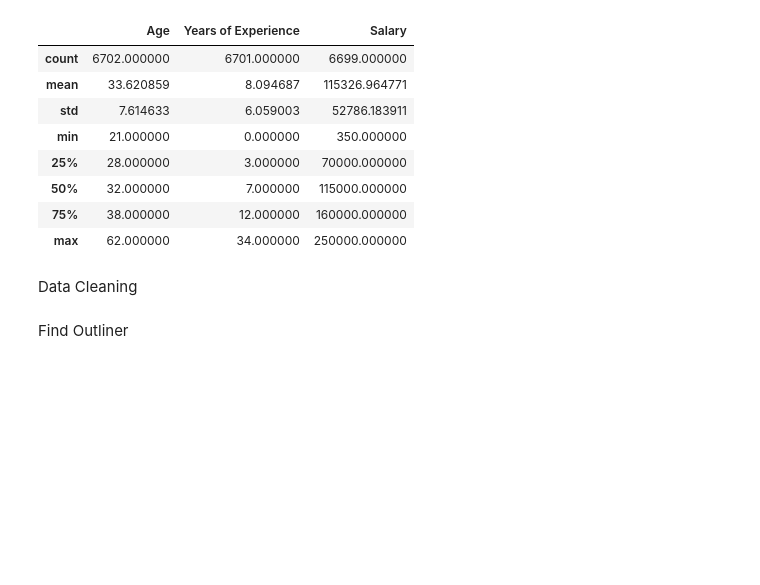
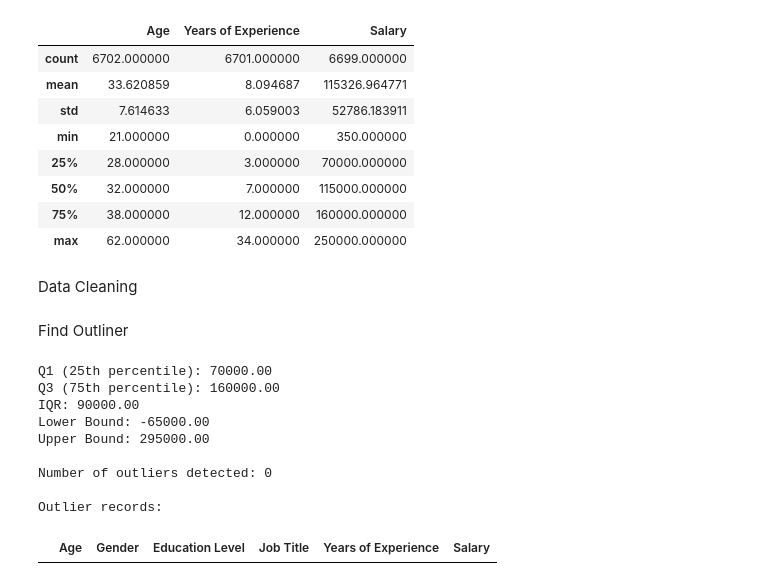
Before and after one commit to NhaDAlvarado/Data_Analysis-Portfolio, a Jupyter notebook: Statistic/salary.ipynb, the cells around one changed output. Cells and saved outputs as stored; diff of their text form; code cells hidden in the pictures; blank space fills up the shorter version.

```diff
--- a/Statistic/salary.ipynb
+++ b/Statistic/salary.ipynb
@@ -82,5 +82,36 @@ Data Cleaning
 # %% [markdown]
 Find Outliner
 # %%
-# Upper_bound = Q1 + 1.5(Q3-Q1)
-# Lower_bound = Q3 + 1.5 (Q3-Q1)
+# Calculate IQR (Interquartile Range) for Salary
+Q1 = df['Salary'].quantile(0.25)
+Q3 = df['Salary'].quantile(0.75)
+IQR = Q3 - Q1
+
+# Calculate bounds
+lower_bound = Q1 - 1.5 * IQR
+upper_bound = Q3 + 1.5 * IQR
+
+print(f"Q1 (25th percentile): {Q1:.2f}")
+print(f"Q3 (75th percentile): {Q3:.2f}")
+print(f"IQR: {IQR:.2f}")
+print(f"Lower Bound: {lower_bound:.2f}")
+print(f"Upper Bound: {upper_bound:.2f}")
+
+# Identify outliers
+outliers = df[(df['Salary'] < lower_bound) | (df['Salary'] > upper_bound)]
+print(f"\nNumber of outliers detected: {len(outliers)}")
+
+# Display outliers
+print("\nOutlier records:")
+display(outliers[['Age', 'Gender', 'Education Level', 'Job Title', 'Years of Experience', 'Salary']])
+# %% [output]
+Q1 (25th percentile): 70000.00
+Q3 (75th percentile): 160000.00
+IQR: 90000.00
+Lower Bound: -65000.00
+Upper Bound: 295000.00
+
+Number of outliers detected: 0
+
+Outlier records:
+|  | Age | Gender | Education Level | Job Title | Years of Experience | Salary |
```
Also changed, not shown: parts of 2 cells of this notebook.
